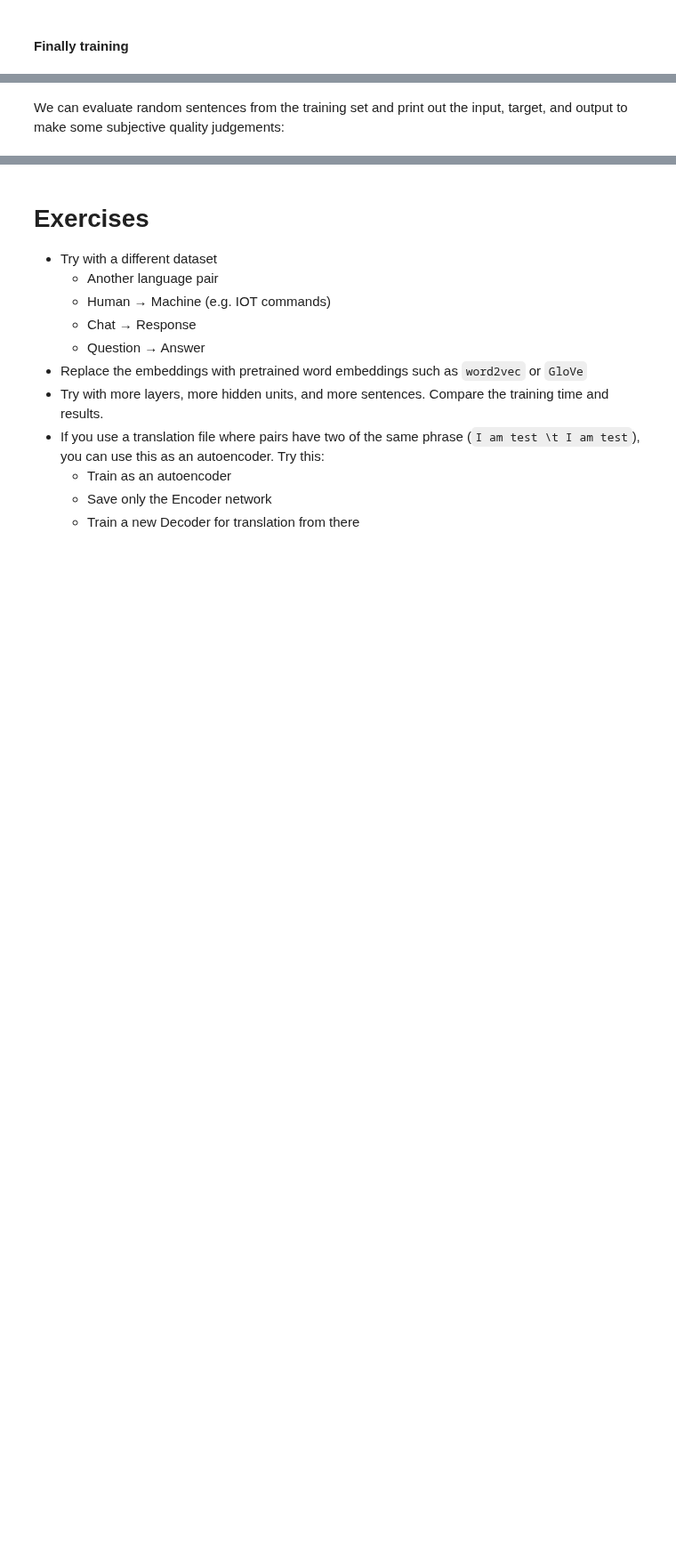
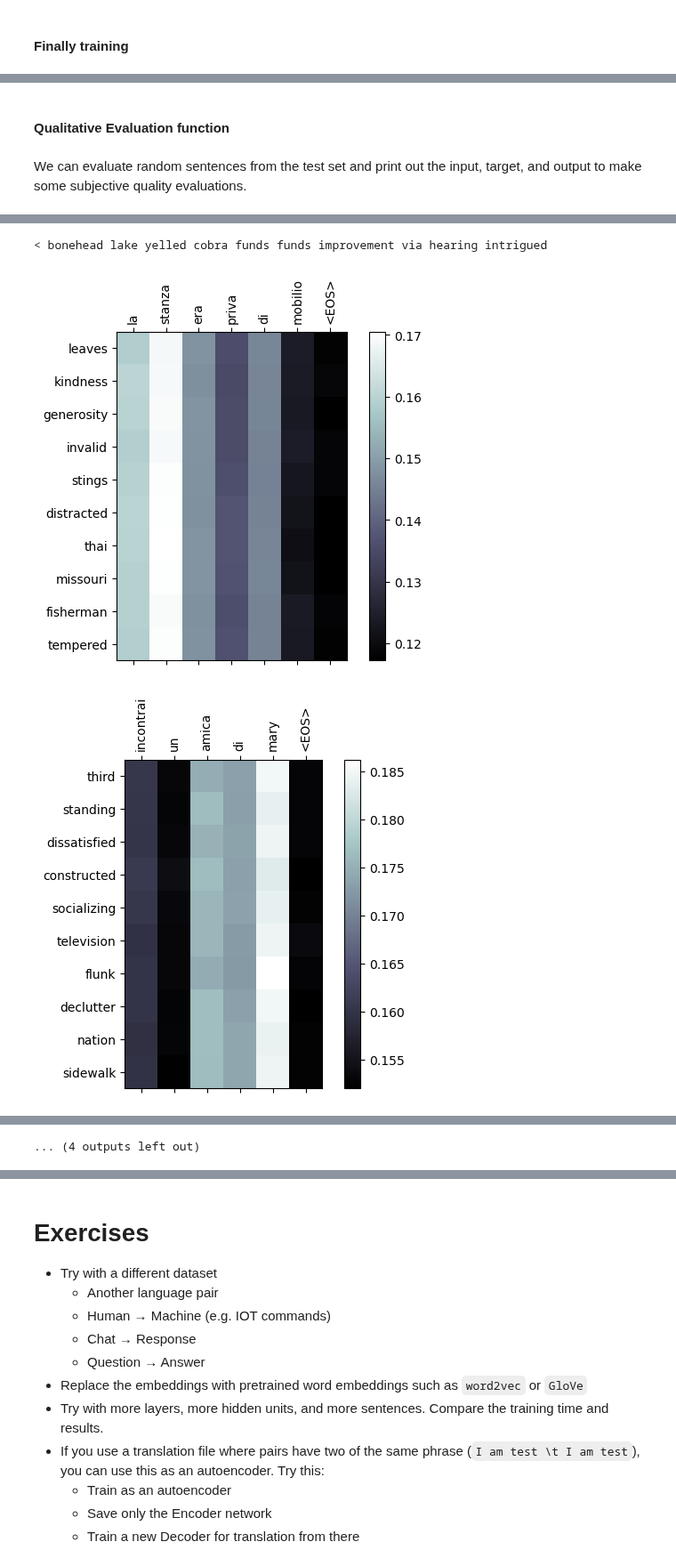
Before and after one commit to Neilus03/NLP-2024, a Jupyter notebook: LAB6_Machine_Translation4.ipynb, the cells around one changed output, grey strips where cells are left out. Shown at 89% size. Drawn from its saved outputs; the diff is of its cells as text; code cells hidden in the pictures; blank space fills up the shorter version.

```diff
--- a/LAB6_Machine_Translation4.ipynb
+++ b/LAB6_Machine_Translation4.ipynb
@@ -520,14 +521,14 @@ def get_dataloaders(batch_size):
     val_dataloader = create_dataloader(val_pairs)
 
     #Return the input and output languages and the dataloaders for training, testing, and validation
-    return input_lang, output_lang, train_dataloader, test_dataloader, val_dataloader
+    return input_lang, output_lang, train_dataloader, test_dataloader, val_dataloader, test_pairs
 # %% [markdown]
 #### Example usage of the dataloaders
 # %%
 
 # Example usage:
 batch_size = 64
-input_lang, output_lang, train_dataloader, test_dataloader, val_dataloader = get_dataloaders(batch_size)
+input_lang, output_lang, train_dataloader, test_dataloader, val_dataloader, test_pairs = get_dataloaders(batch_size)
 
 print(f"Number of training batches: {len(train_dataloader)}")
 
@@ -650,7 +669,7 @@ def train(train_dataloader, val_dataloader, encoder, decoder, n_epochs, learning
 hidden_size = 128
 batch_size = 64
 
-input_lang, output_lang, train_dataloader, test_dataloader, val_dataloader = get_dataloaders(batch_size)
+input_lang, output_lang, train_dataloader, test_dataloader, val_dataloader, test_pairs = get_dataloaders(batch_size)
 
 encoder = EncoderRNN(input_lang.n_words, hidden_size).to(device)
 decoder = AttnDecoderRNN(hidden_size, output_lang.n_words).to(device)
@@ -676,3 +721,5 @@ attention outputs for display later.
+# %% [markdown]
+#### Qualitative Evaluation function
 # %%
 def evaluate(encoder, decoder, sentence, input_lang, output_lang):
     with torch.no_grad():
@@ -692,15 +739,22 @@ def evaluate(encoder, decoder, sentence, input_lang, output_lang):
             decoded_words.append(output_lang.index2word[idx.item()])
     return decoded_words, decoder_attn
 # %% [markdown]
-We can evaluate random sentences from the training set and print out the
-input, target, and output to make some subjective quality judgements:
+We can evaluate random sentences from the test set and print out the
+input, target, and output to make some subjective quality evaluations.
 # %%
-def evaluateRandomly(encoder, decoder, n=10):
+def evaluateRandomly(encoder, decoder, test_pairs, n=10):
     for i in range(n):
-        pair = random.choice(pairs)
+        pair = random.choice(test_pairs) #pair = [input_sentence, target_sentence]
         print('>', pair[0])
         print('=', pair[1])
         output_words, _ = evaluate(encoder, decoder, pair[0], input_lang, output_lang)
         output_sentence = ' '.join(output_words)
+        evaluateAndShowAttention(pair[0])
         print('<', output_sentence)
         print('')
+
+
+encoder.eval()
+decoder.eval()
+evaluateRandomly(encoder, decoder, test_pairs)
+# %% [output]
@@ -706,0 +819,3 @@ def evaluateRandomly(encoder, decoder, n=10):
+< bonehead lake yelled cobra funds funds improvement via hearing intrigued
+[figure, added]
+[figure, added]
@@ -706,0 +826 @@ def evaluateRandomly(encoder, decoder, n=10):
+... (4 outputs left out)
```
Also changed, not shown: parts of 20 cells of this notebook.
